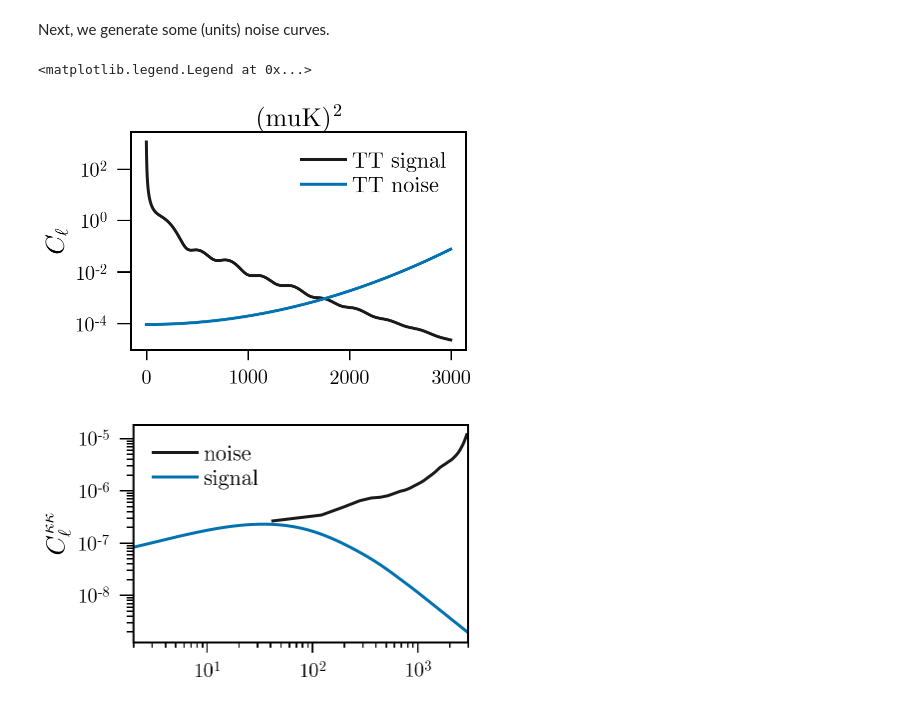
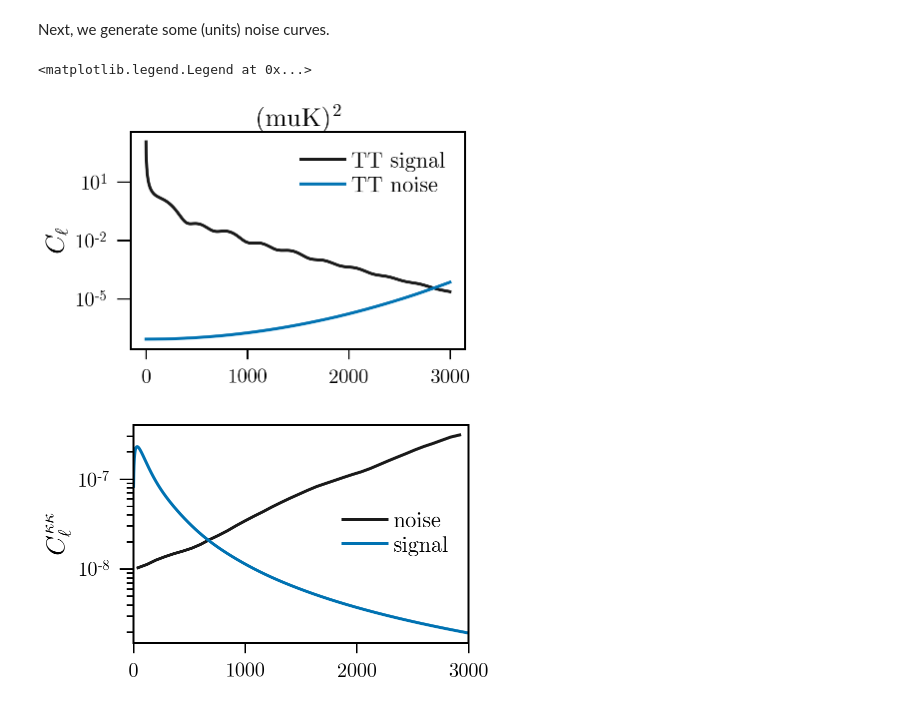
Before and after one commit to xzackli/fishchips-public, a Jupyter notebook: notebooks/Orphics Lensing.ipynb, the cells around one changed output. Saved outputs shown, nothing was run; the diff lists cells and outputs as text; code cells hidden in the pictures.

```diff
--- a/notebooks/Orphics Lensing.ipynb
+++ b/notebooks/Orphics Lensing.ipynb
@@ -34,7 +34,7 @@ Next, we generate some (units) noise curves.
 # %%
 Tcmb = 2.726
 
-sT = 33 * (np.pi/60./180.)
+sT = 1 * (np.pi/60./180.)
 sP = sT * np.sqrt(2.)
 theta_FWHM = 7. * (np.pi/60./180.)
 muK = Tcmb*1.0e6
@@ -53,7 +53,7 @@ plt.title('(muK)$^2$')
 plt.legend()
 # %% [output]
 <matplotlib.legend.Legend at 0x...>
-[figure, old version]
+[figure, new version]
 # %%
 # Define bin edges for noise curve
 bin_edges = np.arange(2,lmax,80)
@@ -77,12 +77,13 @@ ls,nlkks,theory_,qest = lensing.lensing_noise(
 # %%
 import matplotlib.pyplot as plt
 plt.plot(ls, nlkks['mv'], label='noise')
 plt.plot(ells, clkk, label='signal')
 plt.yscale('log')
-plt.xscale('log')
+# plt.xscale('log')
 plt.legend()
 # plt.ylim(5e-9,5e-4)
 plt.xlim(2,3000)
 plt.ylabel('$C_{\ell}^{\kappa\kappa}$');
+plt.savefig('out.png', dpi=100)
 # %% [output]
-[figure, old version]
+[figure, new version]
```
Also changed, not shown: parts of 1 cell of this notebook, 3 other files.
